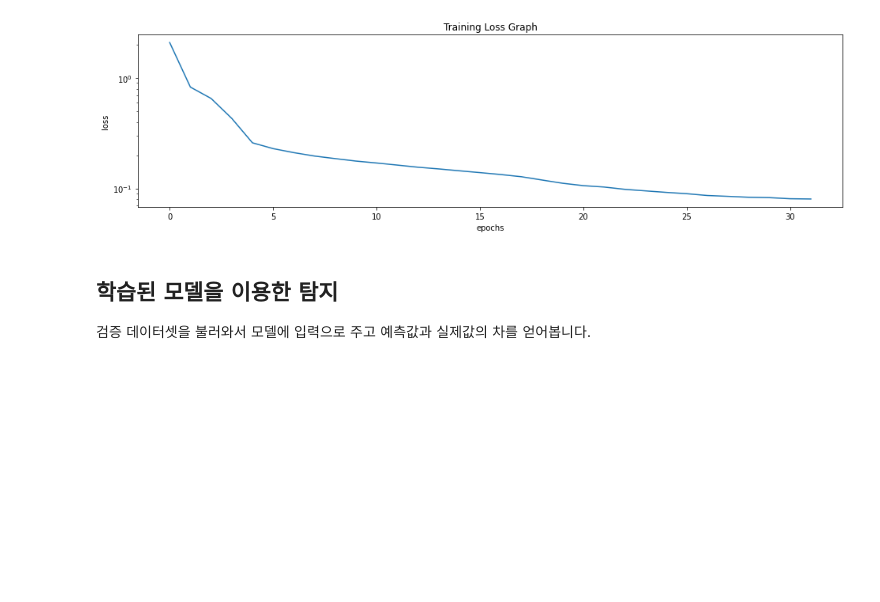
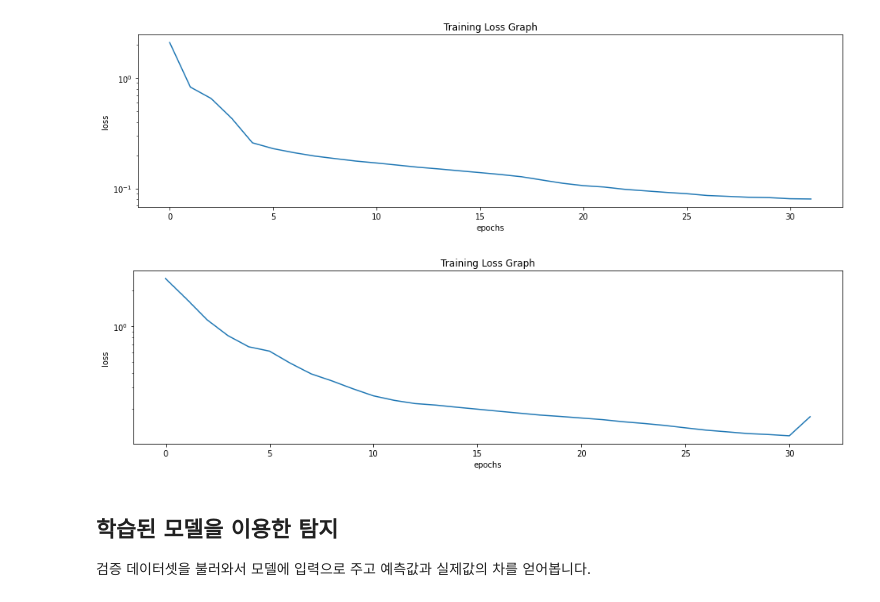
Before and after one commit to Pyossyoung/DACON, a Jupyter notebook: HAI_2_0_Baseline_edited.ipynb, the cells around one changed output. Saved outputs shown, nothing was run; the diff lists cells and outputs as text; code cells hidden in the pictures; blank space fills up the shorter version.

```diff
--- a/HAI_2_0_Baseline_edited.ipynb
+++ b/HAI_2_0_Baseline_edited.ipynb
@@ -323,8 +323,8 @@ class StackedLSTM(torch.nn.Module):
 
   def forward(self, x):
     x = x.transpose(0, 1)
-    self.rnn.flatten_parameters()
-    outs, _ = self.rnn(x)
+    self.lstm.flatten_parameters()
+    outs, _ = self.lstm(x)
     out = self.fc(outs[-1])
     return x[0] + out #skip connection
 # %%
@@ -423,6 +448,16 @@ plt.plot(SAVED_MODEL["loss_history"])
 plt.show()
 # %% [output]
 [figure]
+# %%
+plt.figure(figsize=(16, 4))
+plt.title("Training Loss Graph")
+plt.xlabel("epochs")
+plt.ylabel("loss")
+plt.yscale("log")
+plt.plot(SAVED_MODEL_lstm["loss_history"])
+plt.show()
+# %% [output]
+[figure, added]
 # %% [markdown]
 ## 학습된 모델을 이용한 탐지
 
```
Also changed, not shown: parts of 14 cells of this notebook.
